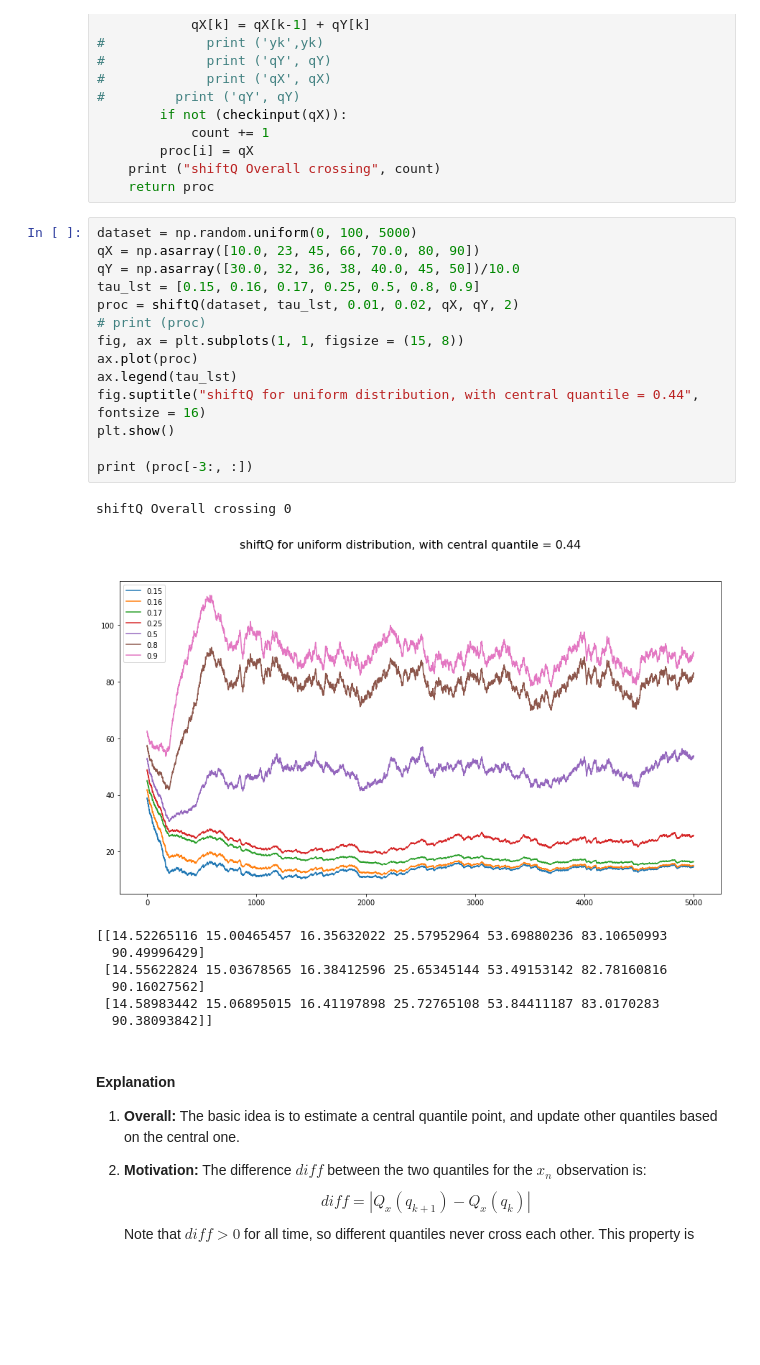
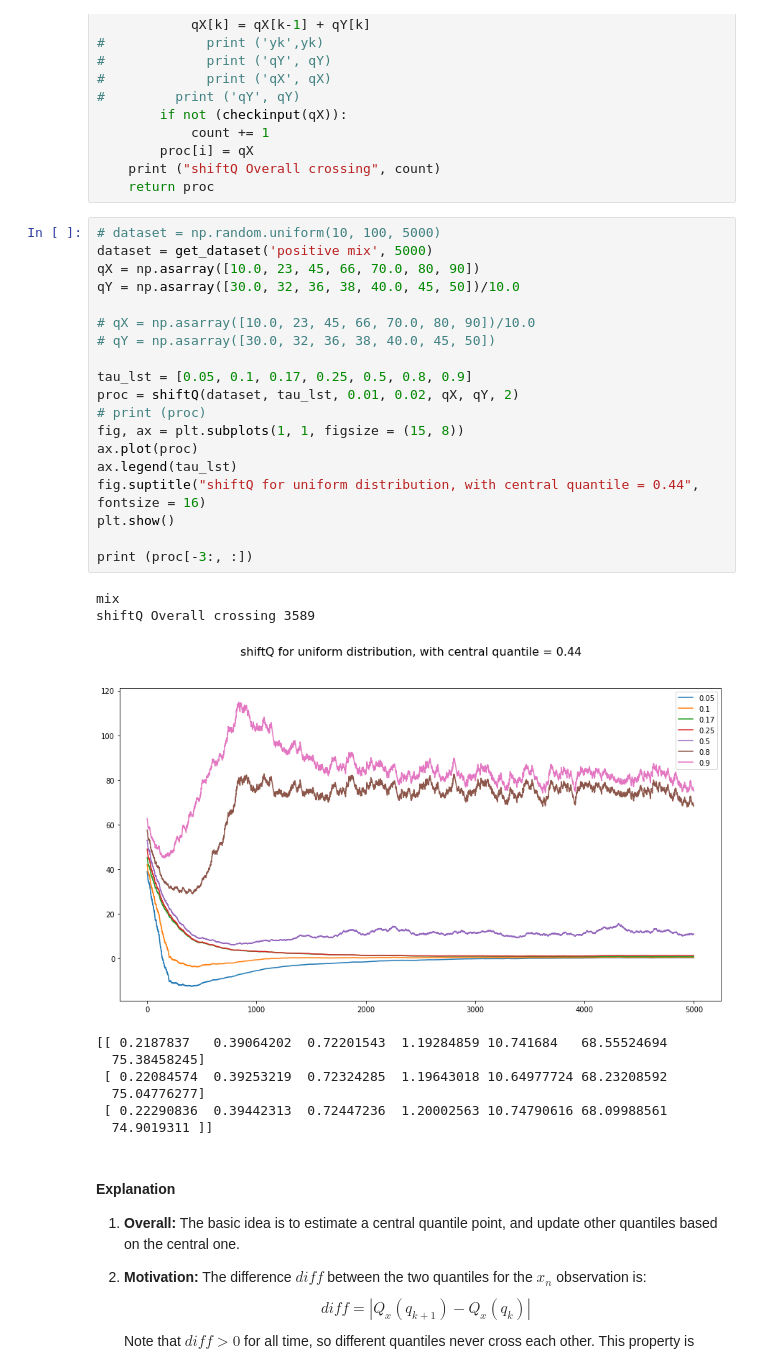
Before and after one commit to chengsoonong/eheye, a Jupyter notebook: QuantEst/sgd_est_experiment/Multi.ipynb, the cells around one changed output. Cells and saved outputs as stored; diff of their text form; blank space fills up the shorter version.

Commit message:
Not finished, not sure how well the shiftQ algorithm works now

```diff
--- a/QuantEst/sgd_est_experiment/Multi.ipynb
+++ b/QuantEst/sgd_est_experiment/Multi.ipynb
@@ -107,28 +113,34 @@ def shiftQ(dataset, tau_lst, sX, sY, qX, qY, c=0):
     print ("shiftQ Overall crossing", count)
     return proc
 # %%
-dataset = np.random.uniform(0, 100, 5000)
+# dataset = np.random.uniform(10, 100, 5000)
+dataset = get_dataset('positive mix', 5000)
 qX = np.asarray([10.0, 23, 45, 66, 70.0, 80, 90])
 qY = np.asarray([30.0, 32, 36, 38, 40.0, 45, 50])/10.0
-tau_lst = [0.15, 0.16, 0.17, 0.25, 0.5, 0.8, 0.9]
+
+# qX = np.asarray([10.0, 23, 45, 66, 70.0, 80, 90])/10.0
+# qY = np.asarray([30.0, 32, 36, 38, 40.0, 45, 50])
+
+tau_lst = [0.05, 0.1, 0.17, 0.25, 0.5, 0.8, 0.9]
 proc = shiftQ(dataset, tau_lst, 0.01, 0.02, qX, qY, 2)
 # print (proc)
 fig, ax = plt.subplots(1, 1, figsize = (15, 8))
 ax.plot(proc)
 ax.legend(tau_lst)
 fig.suptitle("shiftQ for uniform distribution, with central quantile = 0.44", fontsize = 16)
 plt.show()
 
 print (proc[-3:, :])
 # %% [output]
-shiftQ Overall crossing 0
+mix
+shiftQ Overall crossing 3589
-[figure, old version]
+[figure, new version]
-[[14.52265116 15.00465457 16.35632022 25.57952964 53.69880236 83.10650993
-  90.49996429]
- [14.55622824 15.03678565 16.38412596 25.65345144 53.49153142 82.78160816
-  90.16027562]
- [14.58983442 15.06895015 16.41197898 25.72765108 53.84411187 83.0170283
-  90.38093842]]
+[[ 0.2187837   0.39064202  0.72201543  1.19284859 10.741684   68.55524694
+  75.38458245]
+ [ 0.22084574  0.39253219  0.72324285  1.19643018 10.64977724 68.23208592
+  75.04776277]
+ [ 0.22290836  0.39442313  0.72447236  1.20002563 10.74790616 68.09988561
+  74.9019311 ]]
 # %% [markdown]
 #### Explanation
 
```
Also changed, not shown: parts of 1 cell of this notebook.
